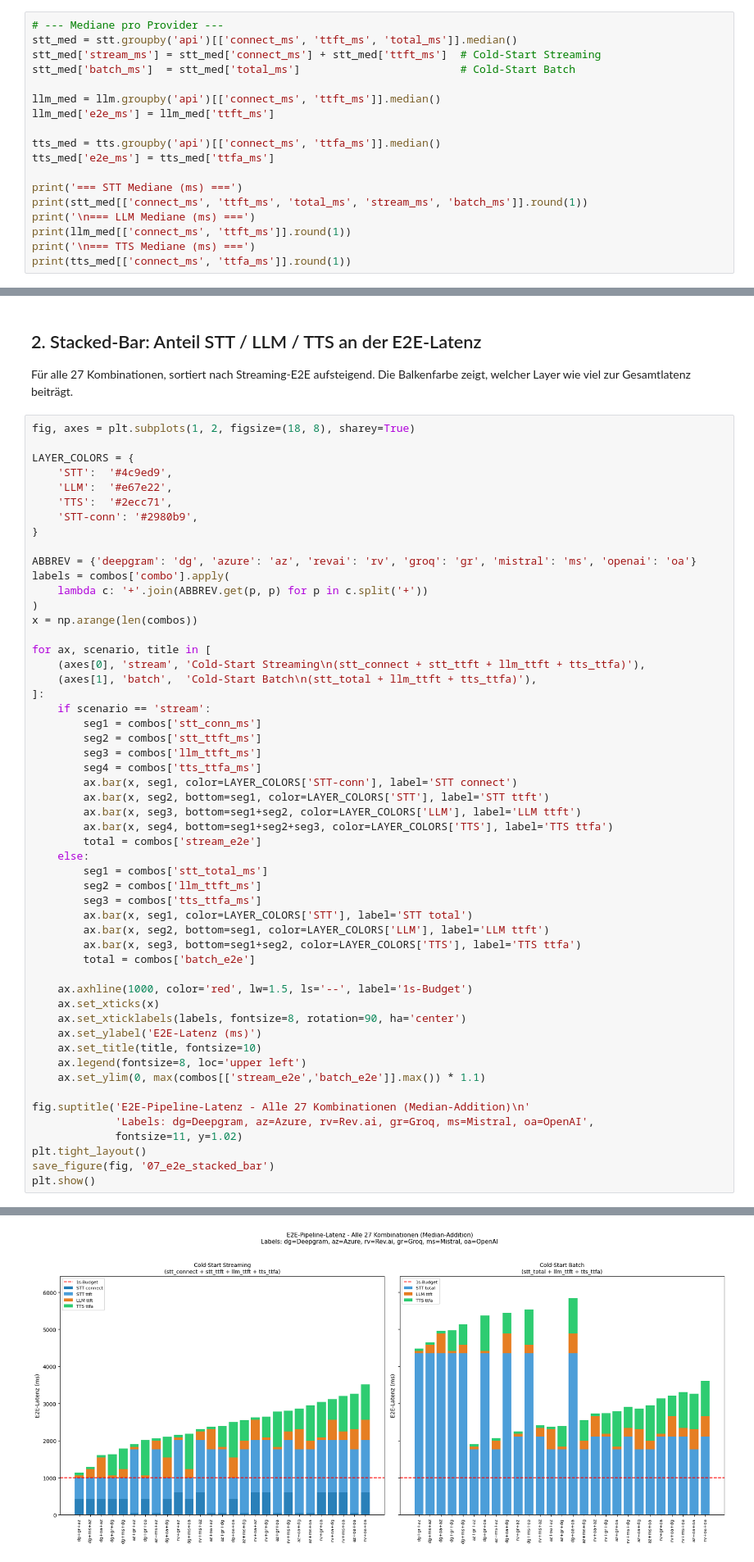
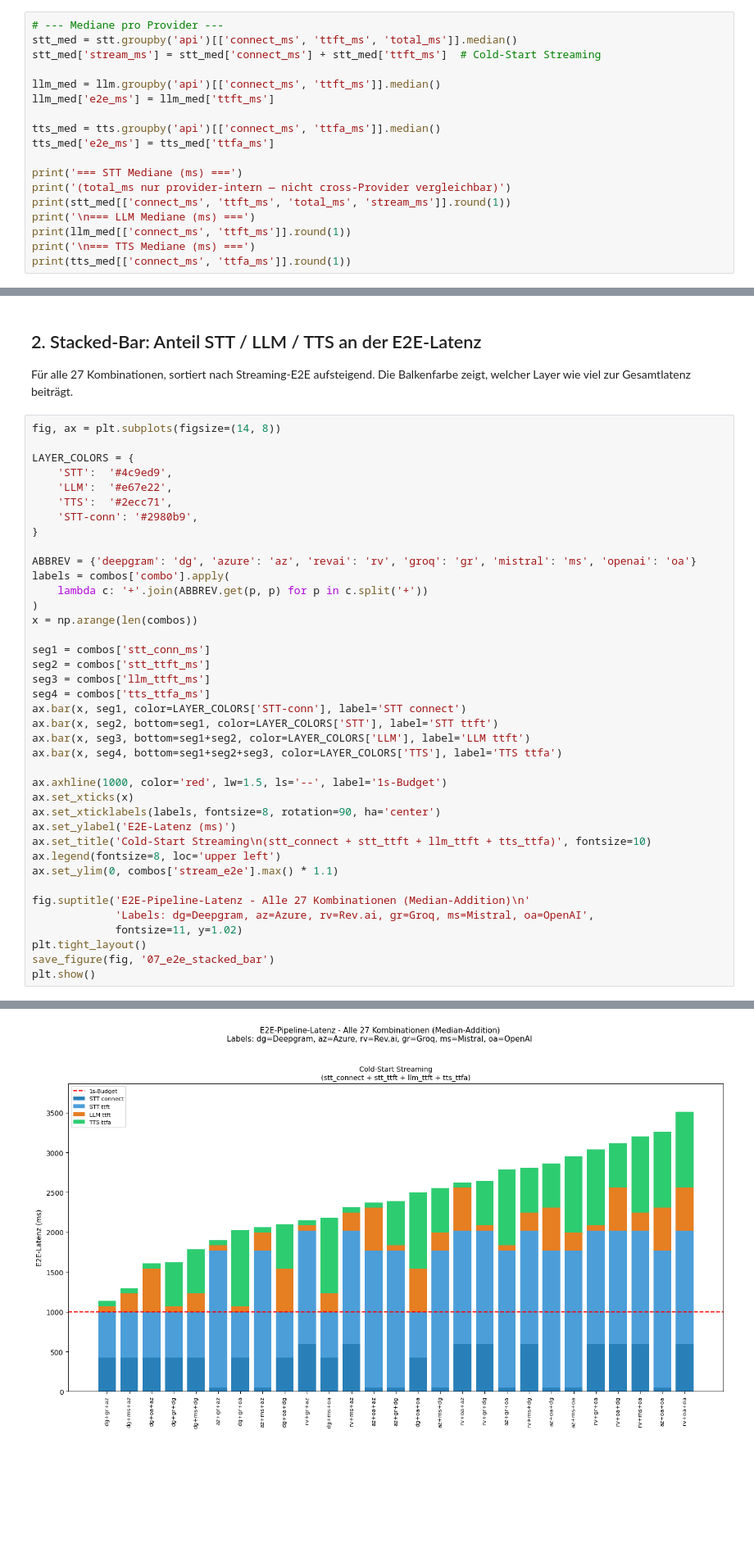
Before and after one commit to asphyxx24/bachelorThesis, a Jupyter notebook: analysis/07_e2e_pipeline.ipynb, the cells around one changed output, grey strips where cells are left out. Shown at 82% size. Saved outputs shown, nothing was run; the diff lists cells and outputs as text; blank space fills up the shorter version.

```diff
--- a/analysis/07_e2e_pipeline.ipynb
+++ b/analysis/07_e2e_pipeline.ipynb
@@ -57,7 +64,6 @@ schwankt stärker, aber der Median ist reproduzierbar und fair vergleichbar).
 # --- Mediane pro Provider ---
 stt_med = stt.groupby('api')[['connect_ms', 'ttft_ms', 'total_ms']].median()
 stt_med['stream_ms'] = stt_med['connect_ms'] + stt_med['ttft_ms']  # Cold-Start Streaming
-stt_med['batch_ms']  = stt_med['total_ms']                         # Cold-Start Batch
 
 llm_med = llm.groupby('api')[['connect_ms', 'ttft_ms']].median()
 llm_med['e2e_ms'] = llm_med['ttft_ms']
@@ -66,7 +72,8 @@ tts_med = tts.groupby('api')[['connect_ms', 'ttfa_ms']].median()
 tts_med['e2e_ms'] = tts_med['ttfa_ms']
 
 print('=== STT Mediane (ms) ===')
-print(stt_med[['connect_ms', 'ttft_ms', 'total_ms', 'stream_ms', 'batch_ms']].round(1))
+print('(total_ms nur provider-intern — nicht cross-Provider vergleichbar)')
+print(stt_med[['connect_ms', 'ttft_ms', 'total_ms', 'stream_ms']].round(1))
 print('\n=== LLM Mediane (ms) ===')
 print(llm_med[['connect_ms', 'ttft_ms']].round(1))
 print('\n=== TTS Mediane (ms) ===')
@@ -155,61 +155,47 @@ revai+openai+deepgram      3115.1     3214.5
 Für alle 27 Kombinationen, sortiert nach Streaming-E2E aufsteigend.
 Die Balkenfarbe zeigt, welcher Layer wie viel zur Gesamtlatenz beiträgt.
 # %%
-fig, axes = plt.subplots(1, 2, figsize=(18, 8), sharey=True)
+fig, ax = plt.subplots(figsize=(14, 8))
 
 LAYER_COLORS = {
     'STT':  '#4c9ed9',
     'LLM':  '#e67e22',
     'TTS':  '#2ecc71',
     'STT-conn': '#2980b9',
 }
 
 ABBREV = {'deepgram': 'dg', 'azure': 'az', 'revai': 'rv', 'groq': 'gr', 'mistral': 'ms', 'openai': 'oa'}
 labels = combos['combo'].apply(
     lambda c: '+'.join(ABBREV.get(p, p) for p in c.split('+'))
 )
 x = np.arange(len(combos))
 
-for ax, scenario, title in [
-    (axes[0], 'stream', 'Cold-Start Streaming\n(stt_connect + stt_ttft + llm_ttft + tts_ttfa)'),
-    (axes[1], 'batch',  'Cold-Start Batch\n(stt_total + llm_ttft + tts_ttfa)'),
-]:
-    if scenario == 'stream':
-        seg1 = combos['stt_conn_ms']
-        seg2 = combos['stt_ttft_ms']
-        seg3 = combos['llm_ttft_ms']
-        seg4 = combos['tts_ttfa_ms']
-        ax.bar(x, seg1, color=LAYER_COLORS['STT-conn'], label='STT connect')
-        ax.bar(x, seg2, bottom=seg1, color=LAYER_COLORS['STT'], label='STT ttft')
-        ax.bar(x, seg3, bottom=seg1+seg2, color=LAYER_COLORS['LLM'], label='LLM ttft')
-        ax.bar(x, seg4, bottom=seg1+seg2+seg3, color=LAYER_COLORS['TTS'], label='TTS ttfa')
-        total = combos['stream_e2e']
-    else:
-        seg1 = combos['stt_total_ms']
-        seg2 = combos['llm_ttft_ms']
-        seg3 = combos['tts_ttfa_ms']
-        ax.bar(x, seg1, color=LAYER_COLORS['STT'], label='STT total')
-        ax.bar(x, seg2, bottom=seg1, color=LAYER_COLORS['LLM'], label='LLM ttft')
-        ax.bar(x, seg3, bottom=seg1+seg2, color=LAYER_COLORS['TTS'], label='TTS ttfa')
-        total = combos['batch_e2e']
+seg1 = combos['stt_conn_ms']
+seg2 = combos['stt_ttft_ms']
+seg3 = combos['llm_ttft_ms']
+seg4 = combos['tts_ttfa_ms']
+ax.bar(x, seg1, color=LAYER_COLORS['STT-conn'], label='STT connect')
+ax.bar(x, seg2, bottom=seg1, color=LAYER_COLORS['STT'], label='STT ttft')
+ax.bar(x, seg3, bottom=seg1+seg2, color=LAYER_COLORS['LLM'], label='LLM ttft')
+ax.bar(x, seg4, bottom=seg1+seg2+seg3, color=LAYER_COLORS['TTS'], label='TTS ttfa')
 
-    ax.axhline(1000, color='red', lw=1.5, ls='--', label='1s-Budget')
-    ax.set_xticks(x)
-    ax.set_xticklabels(labels, fontsize=8, rotation=90, ha='center')
-    ax.set_ylabel('E2E-Latenz (ms)')
-    ax.set_title(title, fontsize=10)
-    ax.legend(fontsize=8, loc='upper left')
-    ax.set_ylim(0, max(combos[['stream_e2e','batch_e2e']].max()) * 1.1)
+ax.axhline(1000, color='red', lw=1.5, ls='--', label='1s-Budget')
+ax.set_xticks(x)
+ax.set_xticklabels(labels, fontsize=8, rotation=90, ha='center')
+ax.set_ylabel('E2E-Latenz (ms)')
+ax.set_title('Cold-Start Streaming\n(stt_connect + stt_ttft + llm_ttft + tts_ttfa)', fontsize=10)
+ax.legend(fontsize=8, loc='upper left')
+ax.set_ylim(0, combos['stream_e2e'].max() * 1.1)
 
 fig.suptitle('E2E-Pipeline-Latenz - Alle 27 Kombinationen (Median-Addition)\n'
              'Labels: dg=Deepgram, az=Azure, rv=Rev.ai, gr=Groq, ms=Mistral, oa=OpenAI',
              fontsize=11, y=1.02)
 plt.tight_layout()
 save_figure(fig, '07_e2e_stacked_bar')
 plt.show()
 # %% [output]
   saved figures/07_e2e/{png,pdf}/07_e2e_stacked_bar
-[figure, old version]
+[figure, new version]
 # %% [markdown]
 ## 3. 1-Sekunden-Budget: Horizontale Balken sortiert
 
```
Also changed, not shown: parts of 11 cells of this notebook, 12 other files.
